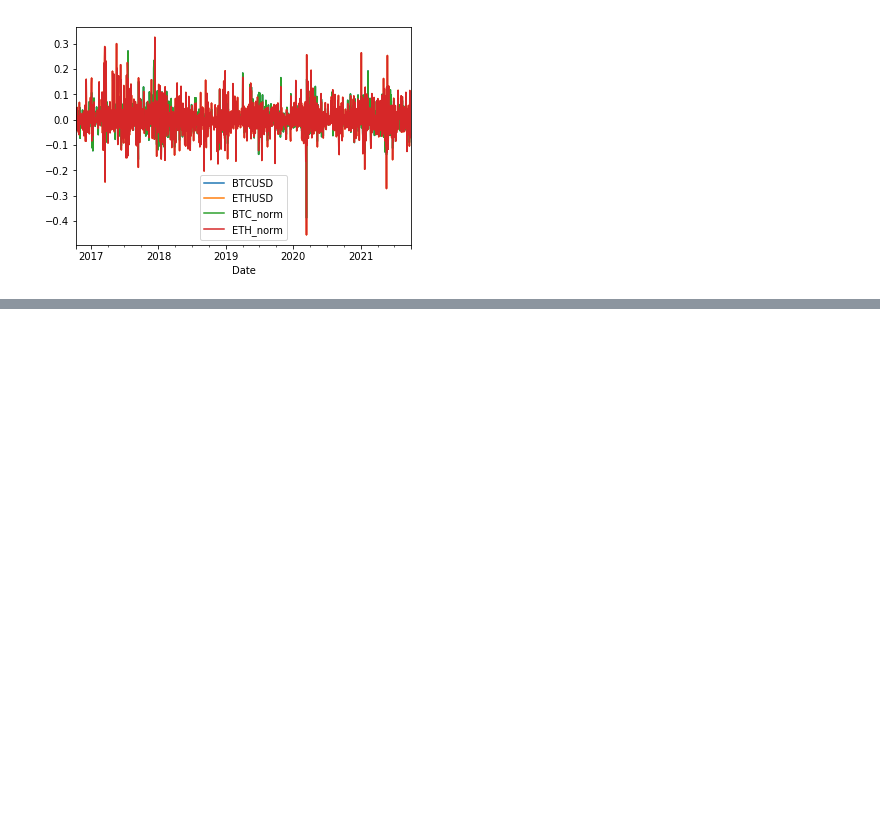
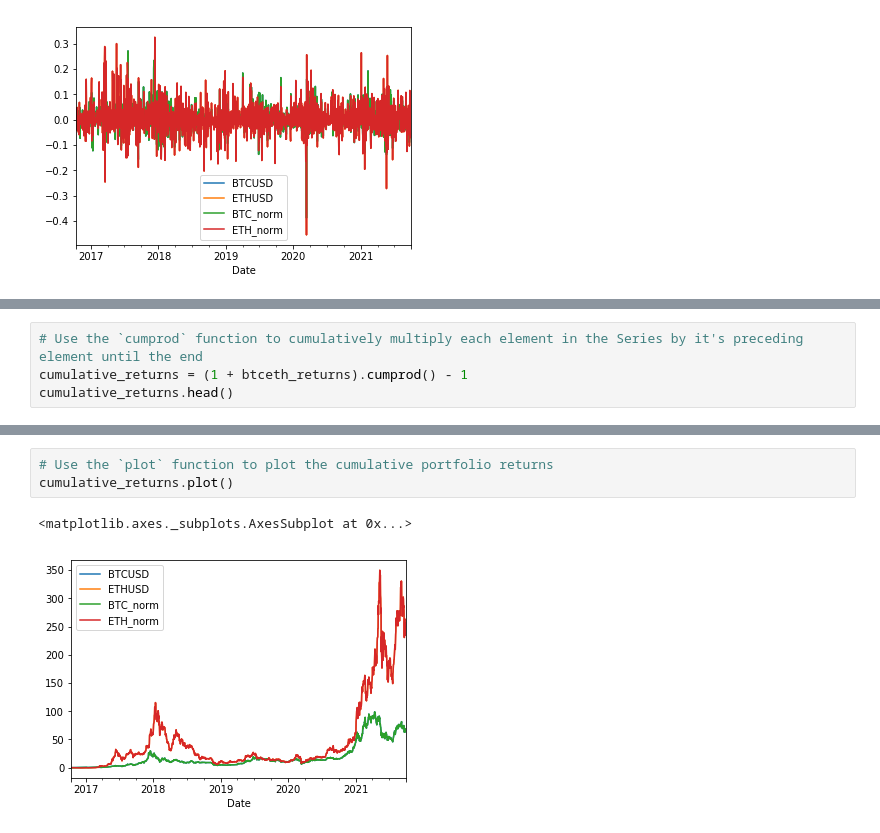
Before and after one commit to dcndn4/Project_1, a Jupyter notebook: Initial w gfdata.ipynb, the cells around one changed output, grey strips where cells are left out. Drawn from its saved outputs; the diff is of its cells as text; blank space fills up the shorter version.

Commit message:
other portfolio analysis included

```diff
--- a/Initial w gfdata.ipynb
+++ b/Initial w gfdata.ipynb
@@ -167,0 +178,4 @@ sns.heatmap(merged_BTCETH)
+# %%
+# Use the `cumprod` function to cumulatively multiply each element in the Series by it's preceding element until the end
+cumulative_returns = (1 + btceth_returns).cumprod() - 1
+cumulative_returns.head()
@@ -167,0 +190,6 @@ sns.heatmap(merged_BTCETH)
+# %%
+# Use the `plot` function to plot the cumulative portfolio returns
+cumulative_returns.plot()
+# %% [output]
+<matplotlib.axes._subplots.AxesSubplot at 0x...>
+[figure, added]
```
Also changed, not shown: parts of 3 cells of this notebook, 2 other files.
